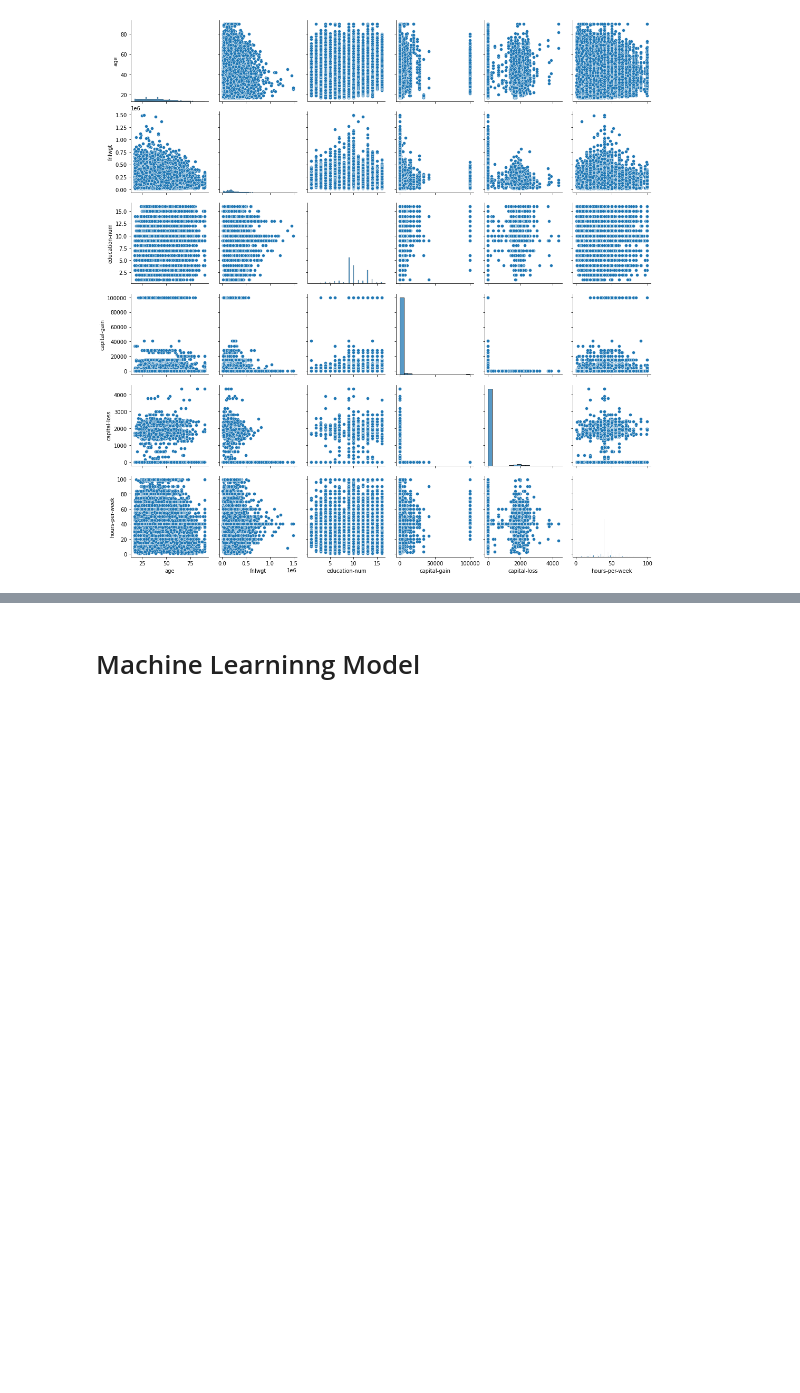
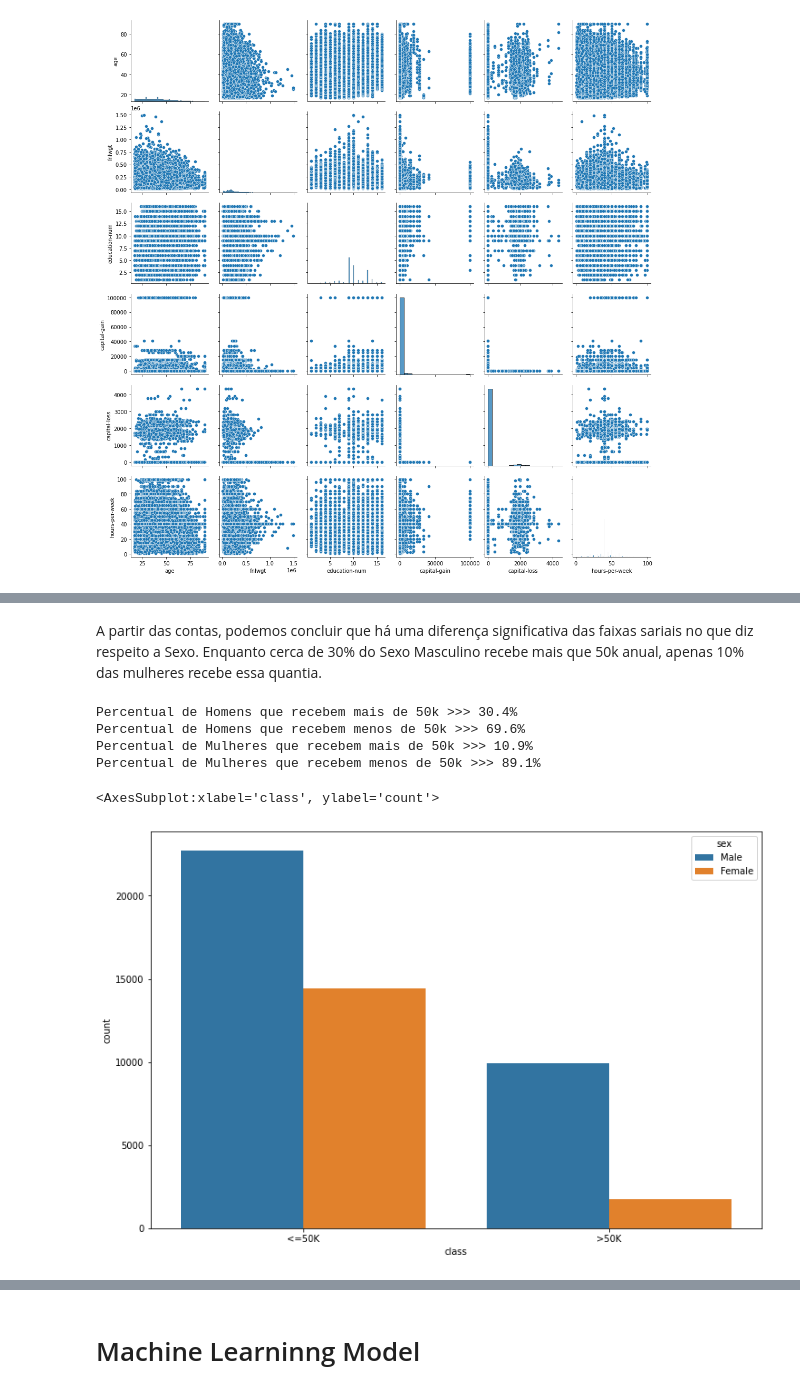
Before and after one commit to clicksign/python-dev-test, a Jupyter notebook: EDA.ipynb, the cells around one changed output, grey strips where cells are left out. Saved outputs shown, nothing was run; the diff lists cells and outputs as text; code cells hidden in the pictures; blank space fills up the shorter version.

```diff
--- a/EDA.ipynb
+++ b/EDA.ipynb
@@ -413,0 +466,19 @@ sns.pairplot(df)
+# %% [markdown]
+A partir das contas, podemos concluir que há uma diferença significativa das faixas sariais no que diz respeito a Sexo.
+Enquanto cerca de 30% do Sexo Masculino recebe mais que 50k anual, apenas 10% das mulheres recebe essa quantia.
+# %%
+print(f"Percentual de Homens que recebem mais de 50k >>> {pct_qtd_homens_mais50k}%")
+print(f"Percentual de Homens que recebem menos de 50k >>> {pct_qtd_homens_menos50k}%")
+print(f"Percentual de Mulheres que recebem mais de 50k >>> {pct_mulheres_mais50k}%")
+print(f"Percentual de Mulheres que recebem menos de 50k >>> {pct_qtd_mulheres_menos50k}%")
+# %% [output]
+Percentual de Homens que recebem mais de 50k >>> 30.4%
+Percentual de Homens que recebem menos de 50k >>> 69.6%
+Percentual de Mulheres que recebem mais de 50k >>> 10.9%
+Percentual de Mulheres que recebem menos de 50k >>> 89.1%
+# %%
+plt.figure(figsize=(12,8))
+sns.countplot(x='class',data=df, hue='sex')
+# %% [output]
+<AxesSubplot:xlabel='class', ylabel='count'>
+[figure, added]
```
Also changed, not shown: parts of 14 cells of this notebook.
